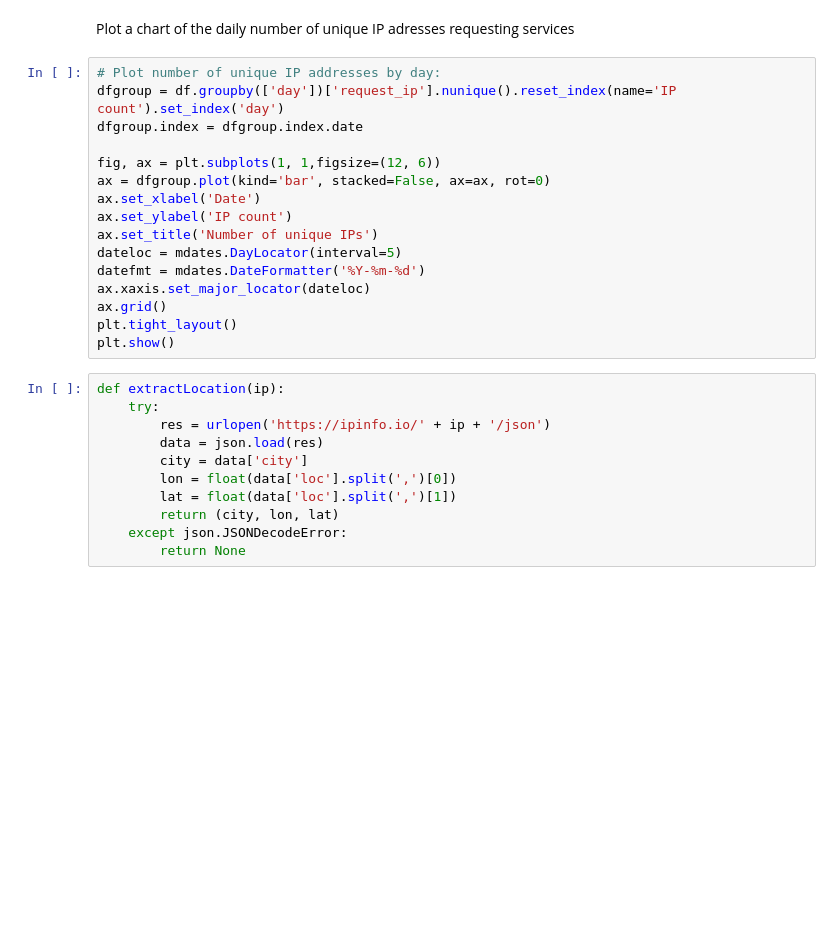
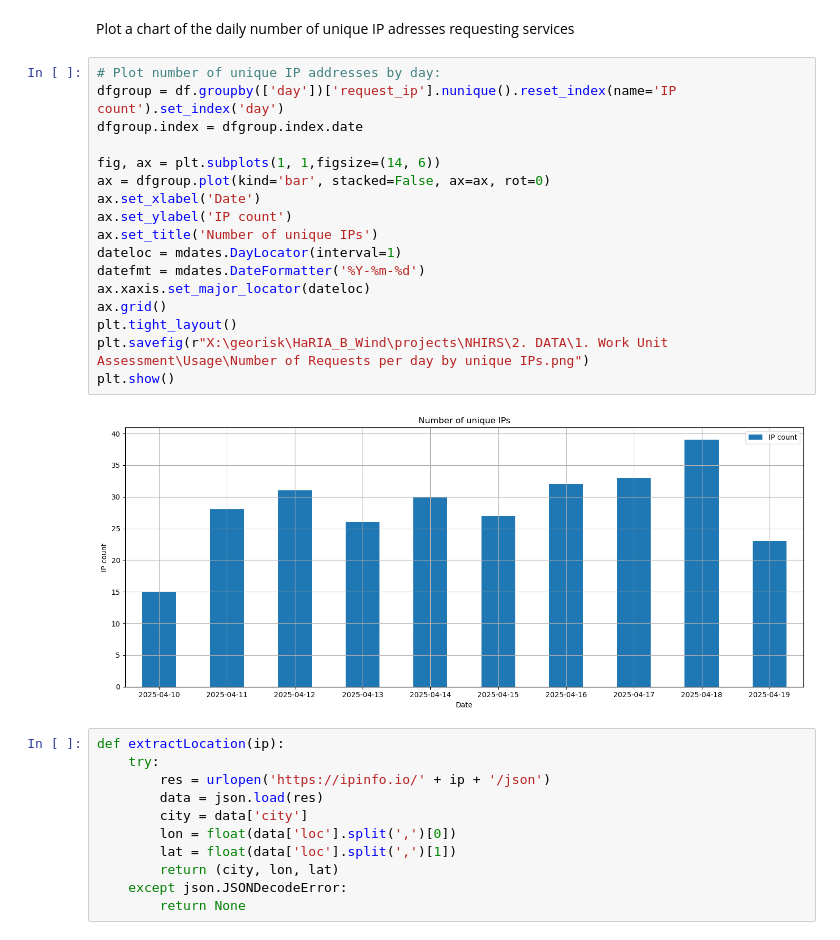
Before and after one commit to GeoscienceAustralia/nhi-process, a Jupyter notebook: analysis/usage/NHIRS usage stats.ipynb, the cells around one changed output. Cells and saved outputs as stored; diff of their text form; blank space fills up the shorter version.

```diff
--- a/analysis/usage/NHIRS usage stats.ipynb
+++ b/analysis/usage/NHIRS usage stats.ipynb
@@ -162,19 +232,22 @@ Plot a chart of the daily number of unique IP adresses requesting services
 # %%
 # Plot number of unique IP addresses by day:
 dfgroup = df.groupby(['day'])['request_ip'].nunique().reset_index(name='IP count').set_index('day')
 dfgroup.index = dfgroup.index.date
 
-fig, ax = plt.subplots(1, 1,figsize=(12, 6))
+fig, ax = plt.subplots(1, 1,figsize=(14, 6))
 ax = dfgroup.plot(kind='bar', stacked=False, ax=ax, rot=0)
 ax.set_xlabel('Date')
 ax.set_ylabel('IP count')
 ax.set_title('Number of unique IPs')
-dateloc = mdates.DayLocator(interval=5)
+dateloc = mdates.DayLocator(interval=1)
 datefmt = mdates.DateFormatter('%Y-%m-%d')
 ax.xaxis.set_major_locator(dateloc)
 ax.grid()
 plt.tight_layout()
+plt.savefig(r"X:\georisk\HaRIA_B_Wind\projects\NHIRS\2. DATA\1. Work Unit Assessment\Usage\Number of Requests per day by unique IPs.png")
 plt.show()
+# %% [output]
+[figure, added]
 # %%
 def extractLocation(ip):
     try:
```
Also changed, not shown: parts of 24 cells of this notebook.
